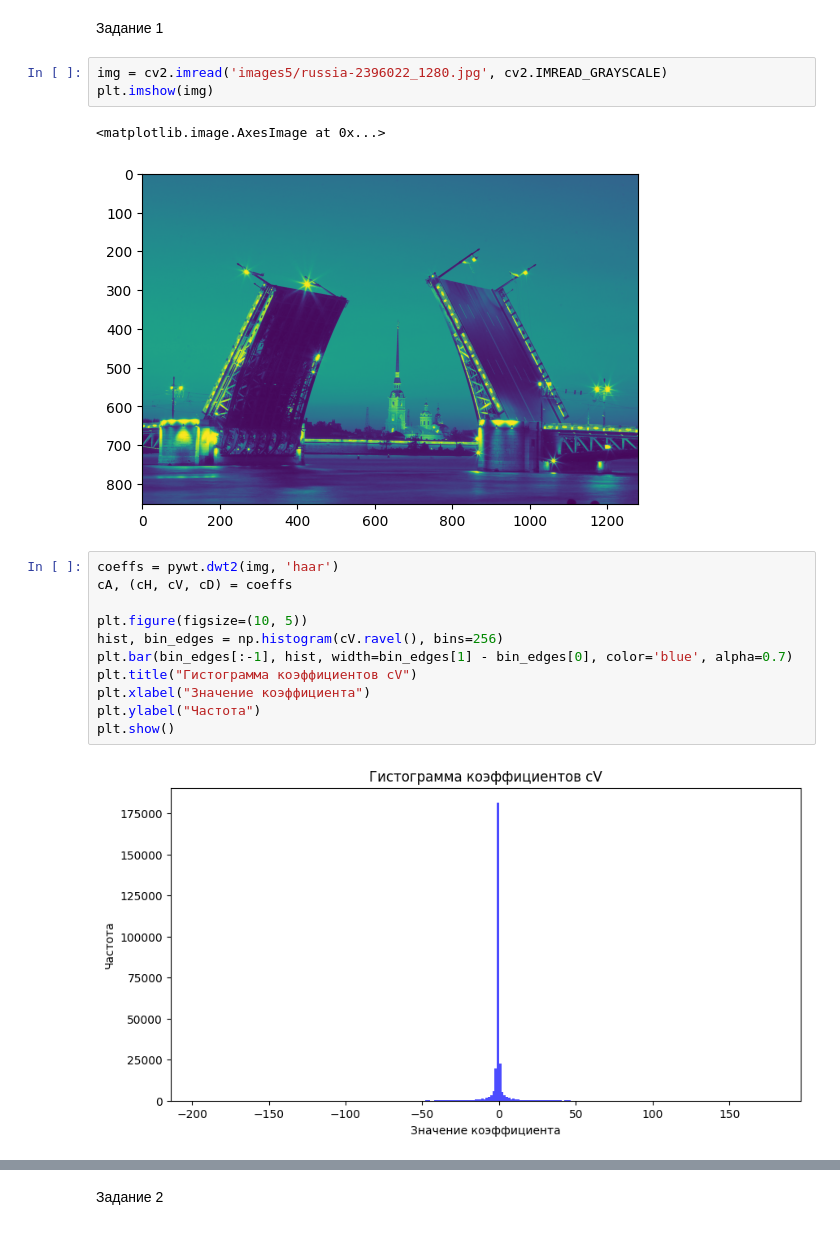
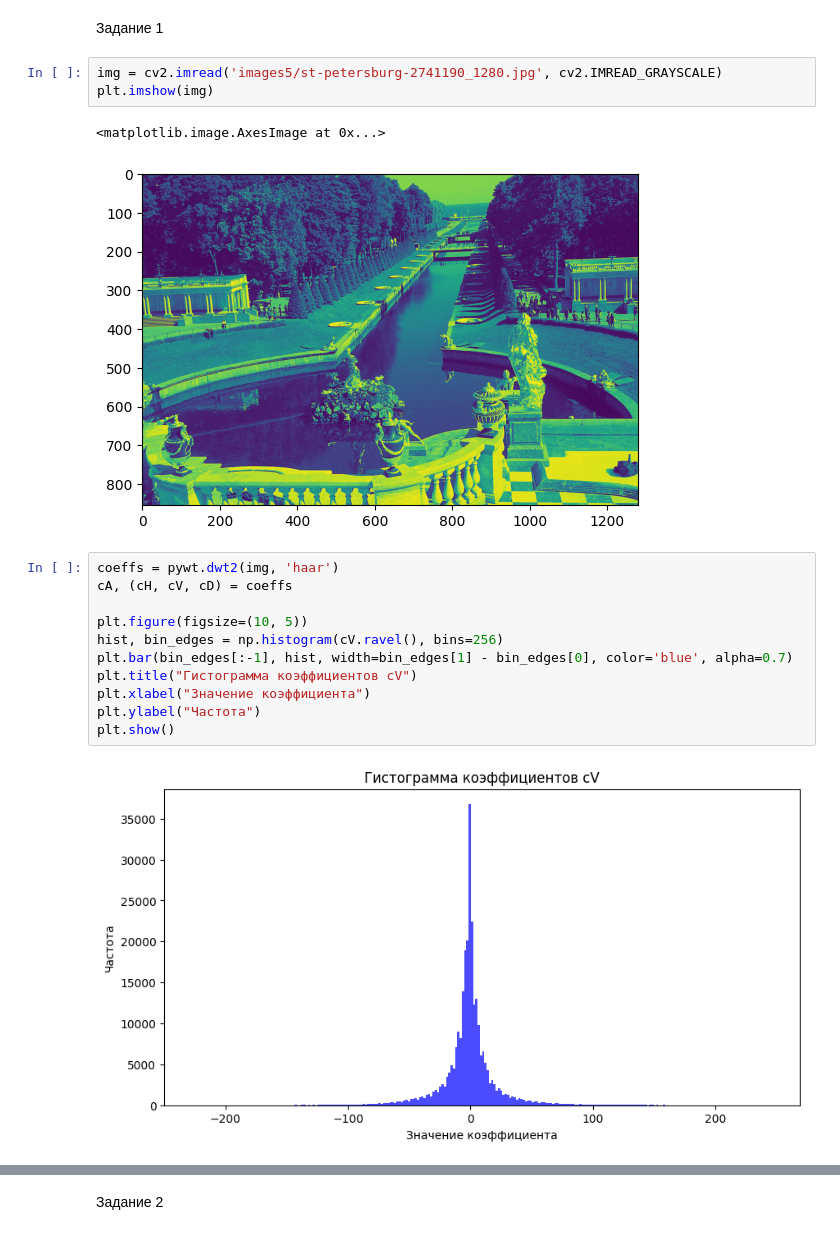
Before and after one commit to Hokure04/ImageProcessing, a Jupyter notebook: Task5.ipynb, the cells around one changed output, grey strips where cells are left out. Saved outputs shown, nothing was run; the diff lists cells and outputs as text.

```diff
--- a/Task5.ipynb
+++ b/Task5.ipynb
@@ -6,11 +6,11 @@ import matplotlib.pyplot as plt
 # %% [markdown]
 Задание 1
 # %%
-img = cv2.imread('images5/russia-2396022_1280.jpg', cv2.IMREAD_GRAYSCALE)
+img = cv2.imread('images5/st-petersburg-2741190_1280.jpg', cv2.IMREAD_GRAYSCALE)
 plt.imshow(img)
 # %% [output]
 <matplotlib.image.AxesImage at 0x...>
-[figure, old version]
+[figure, new version]
 # %%
 coeffs = pywt.dwt2(img, 'haar')
 cA, (cH, cV, cD) = coeffs
@@ -23,7 +23,7 @@ plt.xlabel("Значение коэффициента")
 plt.ylabel("Частота")
 plt.show()
 # %% [output]
-[figure, old version]
+[figure, new version]
 # %%
 h_max = np.max(hist)
 print(f"Максимальное значение функции h(n): {h_max}")
```
Also changed, not shown: parts of 4 cells of this notebook, 48 other files.
